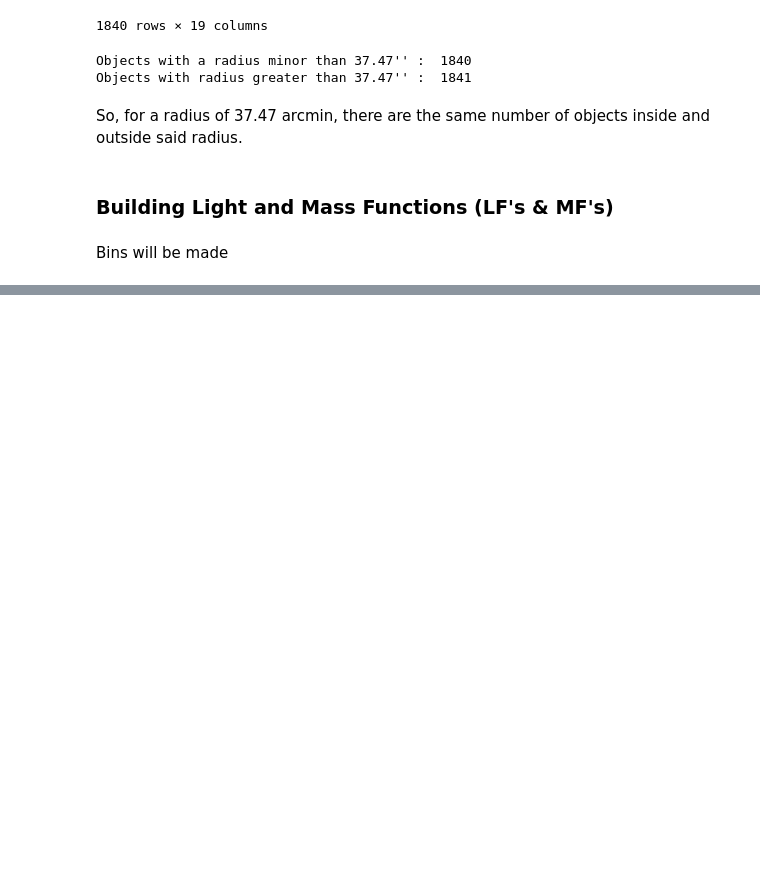
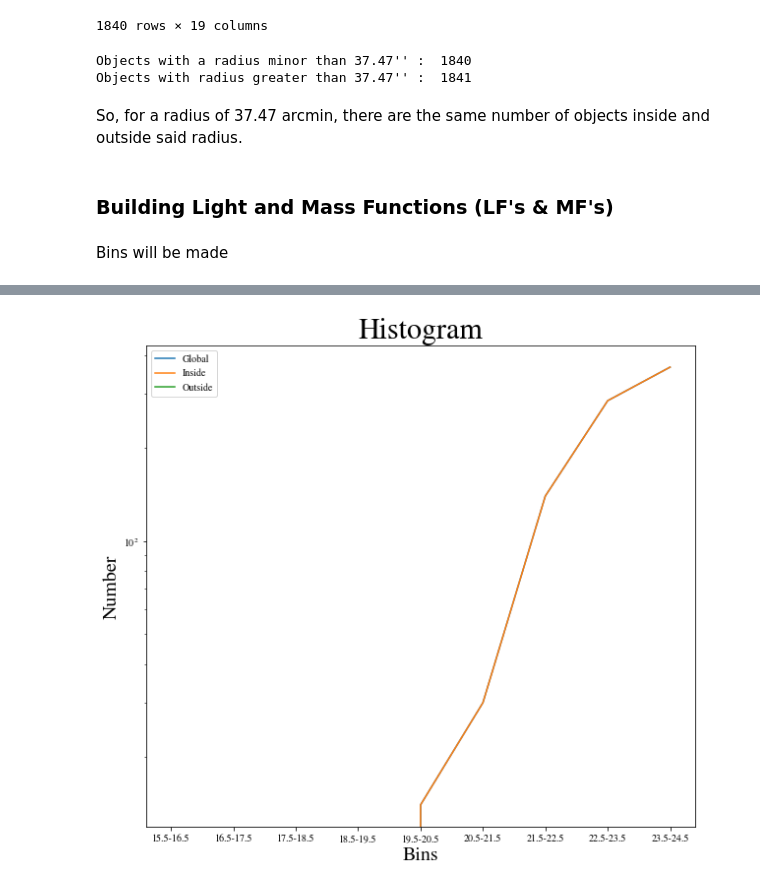
Before and after one commit to vPedreros/MW_Satellites, a Jupyter notebook: MW_satellites_nb.ipynb, the cells around one changed output, grey strips where cells are left out. Saved outputs shown, nothing was run; the diff lists cells and outputs as text; code cells hidden in the pictures; blank space fills up the shorter version.

Commit message:
Figure 7 was obtained

```diff
--- a/MW_satellites_nb.ipynb
+++ b/MW_satellites_nb.ipynb
@@ -504,0 +518,19 @@ df_tbl3
+# %%
+x_data = df_tbl3.index
+y_global = df_tbl3['Global']['N'] / df_tbl3['Global']['f']
+y_in = df_tbl3['r <= 15']['N'] / df_tbl3['r <= 15']['f']
+y_out = df_tbl3['r > 15']['N'] / df_tbl3['r > 15']['f']
+
+fig, ax = plt.subplots(figsize=(10,9))
+
+ax.plot(x_data, y_global, label='Global')
+ax.plot(x_data, y_in, label='Inside')
+ax.plot(x_data, y_out, label='Outside')
+ax.set_yscale('log')
+
+ax.set_title('Histogram')
+ax.set_ylabel('Number')
+ax.set_xlabel('Bins')
+ax.legend();
+# %% [output]
+[figure, added]
```
Also changed, not shown: parts of 15 cells of this notebook.
